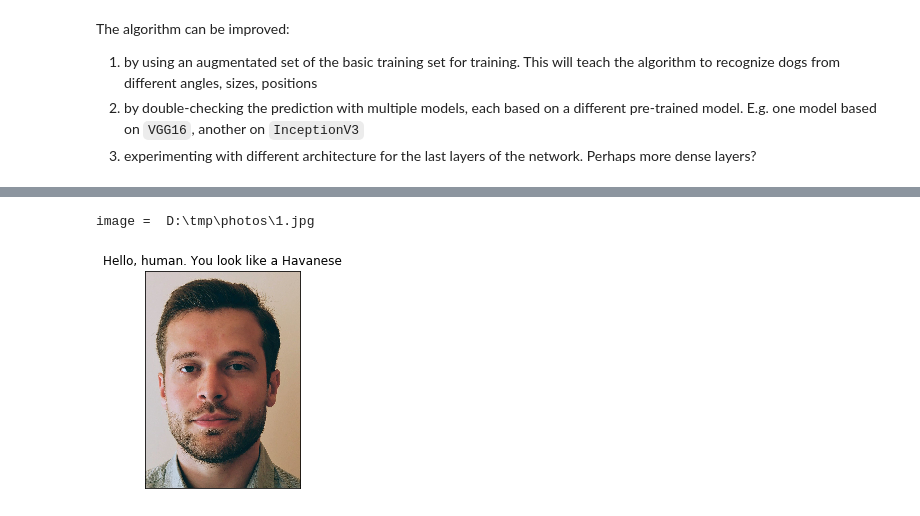
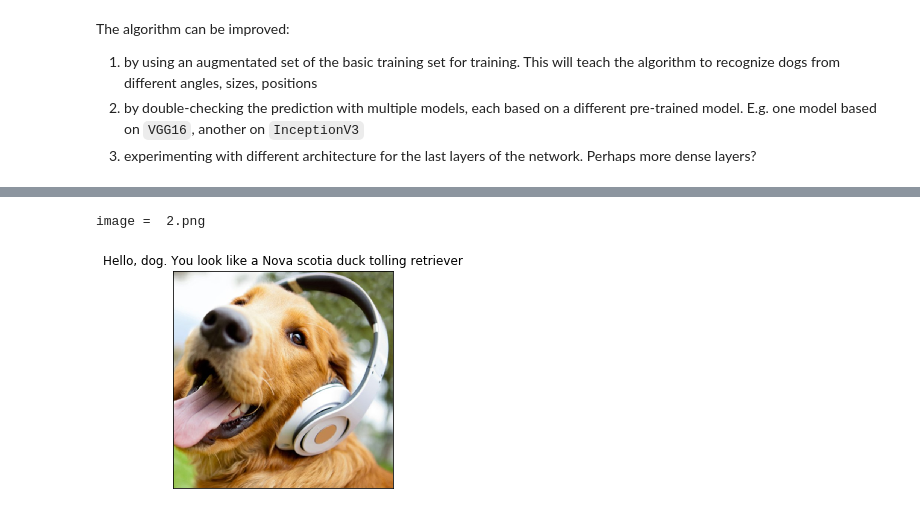
Before and after one commit to cristianmtr/dog-project, a Jupyter notebook: dog_app.ipynb, the cells around one changed output, grey strips where cells are left out. Cells and saved outputs as stored; diff of their text form; code cells hidden in the pictures.

Commit message:
finished. More explanations and more photos

```diff
--- a/dog_app.ipynb
+++ b/dog_app.ipynb
@@ -1098,5 +870,5 @@ image =  D:\tmp\photos\0.jpg
-# %%
-step7('D:\\tmp\\photos\\1.jpg')
-# %% [output]
-image =  D:\tmp\photos\1.jpg
-[figure, removed]
+# %%
+step6('2.png')
+# %% [output]
+image =  2.png
+[figure, added]
```
Also changed, not shown: parts of 50 cells of this notebook, 15 other files.
